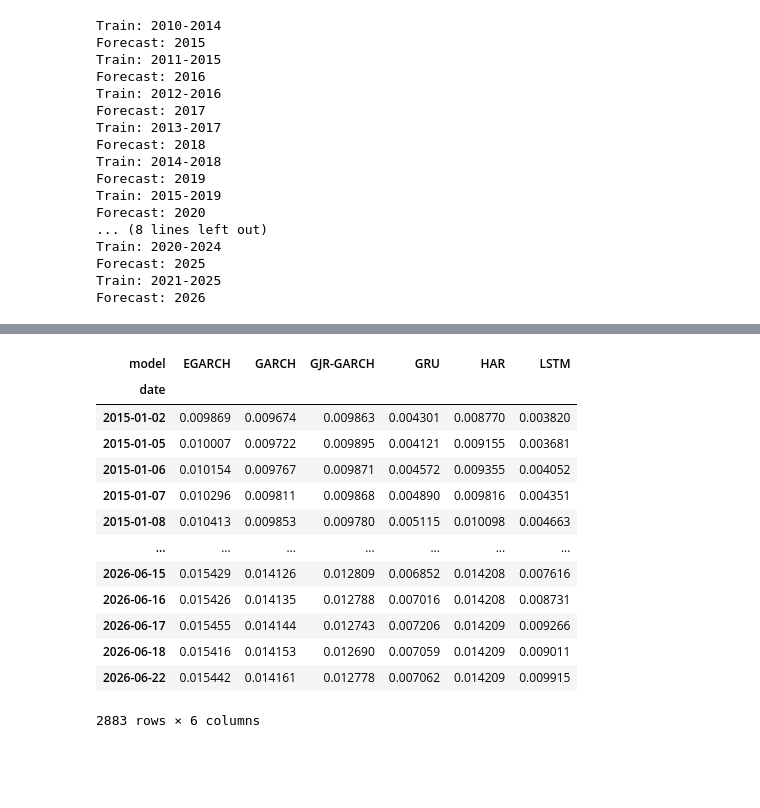
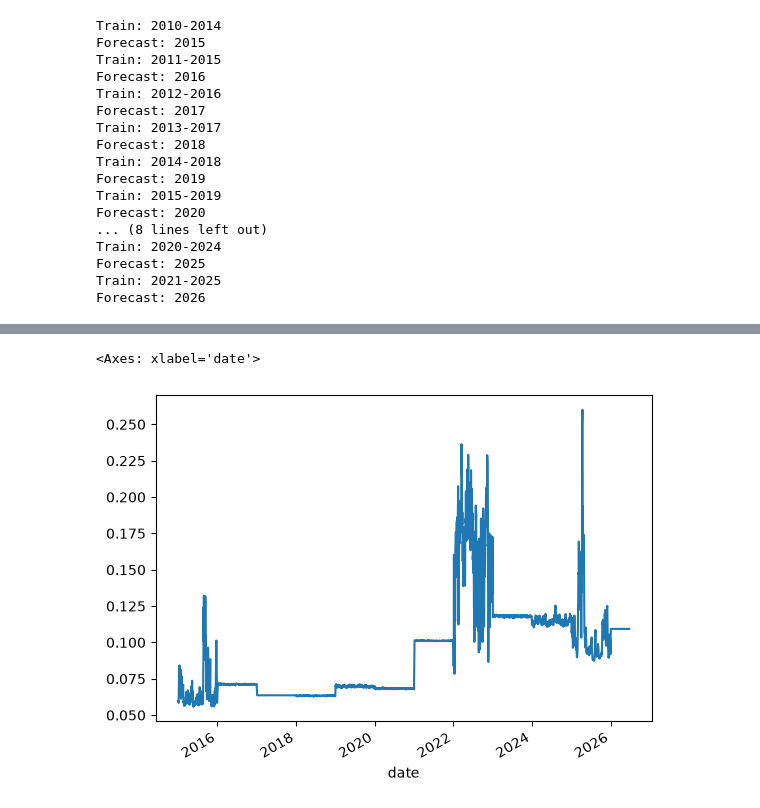
Before and after one commit to nemethbandi/Szakdolgozat, a Jupyter notebook: Kódbázis/notebooks/main.ipynb, the cells around one changed output, grey strips where cells are left out. Drawn from its saved outputs; the diff is of its cells as text; code cells hidden in the pictures; blank space fills up the shorter version.

```diff
--- a/Kódbázis/notebooks/main.ipynb
+++ b/Kódbázis/notebooks/main.ipynb
@@ -200,17 +201,5 @@ Forecast: 2026
 # %%
-result
+(result["LSTM"] * np.sqrt(252)).plot()
 # %% [output]
-| model | EGARCH | GARCH | GJR-GARCH | GRU | HAR | LSTM |
-| date |  |  |  |  |  |  |
-| 2015-01-02 | 0.009869 | 0.009674 | 0.009863 | 0.004301 | 0.008770 | 0.003820 |
-| 2015-01-05 | 0.010007 | 0.009722 | 0.009895 | 0.004121 | 0.009155 | 0.003681 |
-| 2015-01-06 | 0.010154 | 0.009767 | 0.009871 | 0.004572 | 0.009355 | 0.004052 |
-| 2015-01-07 | 0.010296 | 0.009811 | 0.009868 | 0.004890 | 0.009816 | 0.004351 |
-| 2015-01-08 | 0.010413 | 0.009853 | 0.009780 | 0.005115 | 0.010098 | 0.004663 |
-| ... | ... | ... | ... | ... | ... | ... |
-| 2026-06-15 | 0.015429 | 0.014126 | 0.012809 | 0.006852 | 0.014208 | 0.007616 |
-| 2026-06-16 | 0.015426 | 0.014135 | 0.012788 | 0.007016 | 0.014208 | 0.008731 |
-| 2026-06-17 | 0.015455 | 0.014144 | 0.012743 | 0.007206 | 0.014209 | 0.009266 |
-| 2026-06-18 | 0.015416 | 0.014153 | 0.012690 | 0.007059 | 0.014209 | 0.009011 |
-| 2026-06-22 | 0.015442 | 0.014161 | 0.012778 | 0.007062 | 0.014209 | 0.009915 |
-2883 rows × 6 columns
+<Axes: xlabel='date'>
+[figure, added]
```
Also changed, not shown: parts of 7 cells of this notebook, 3 other files.
